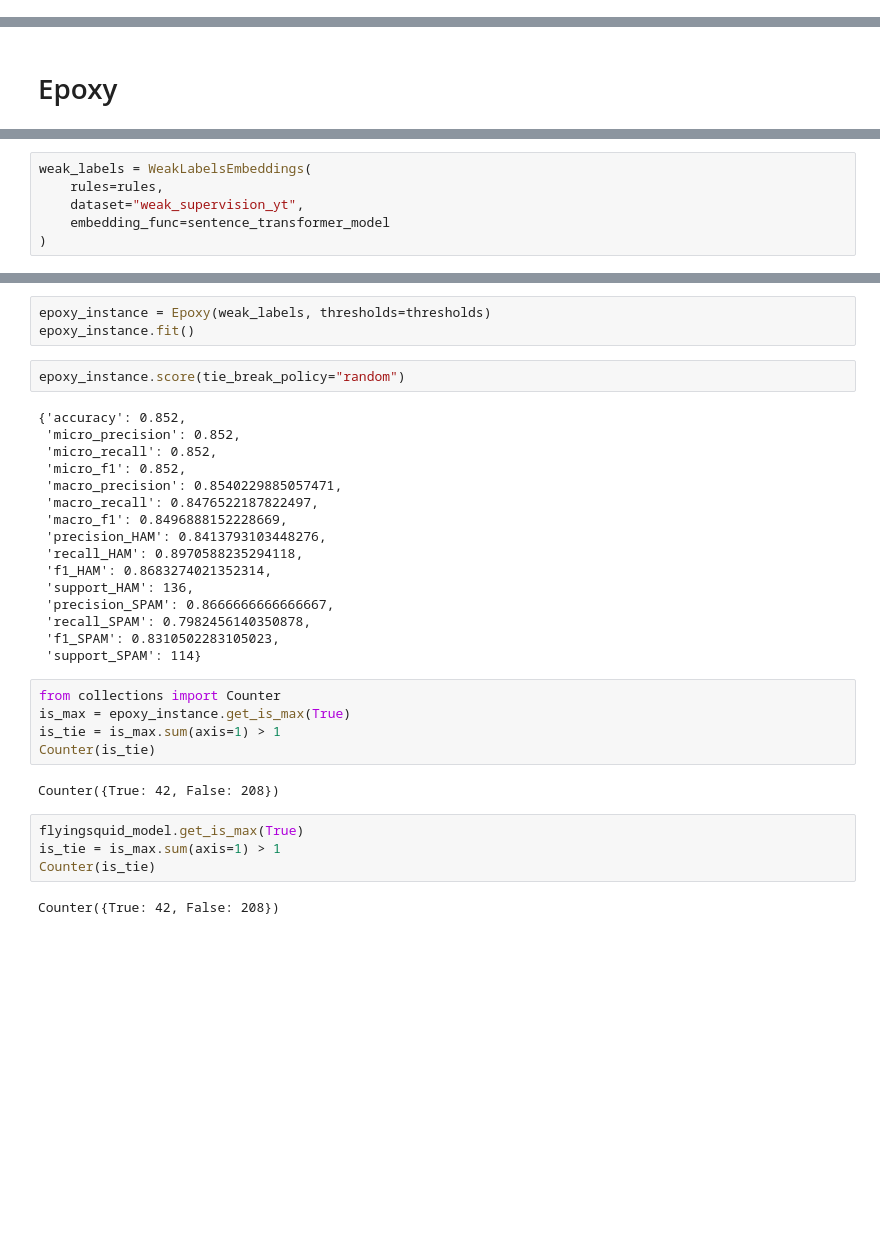
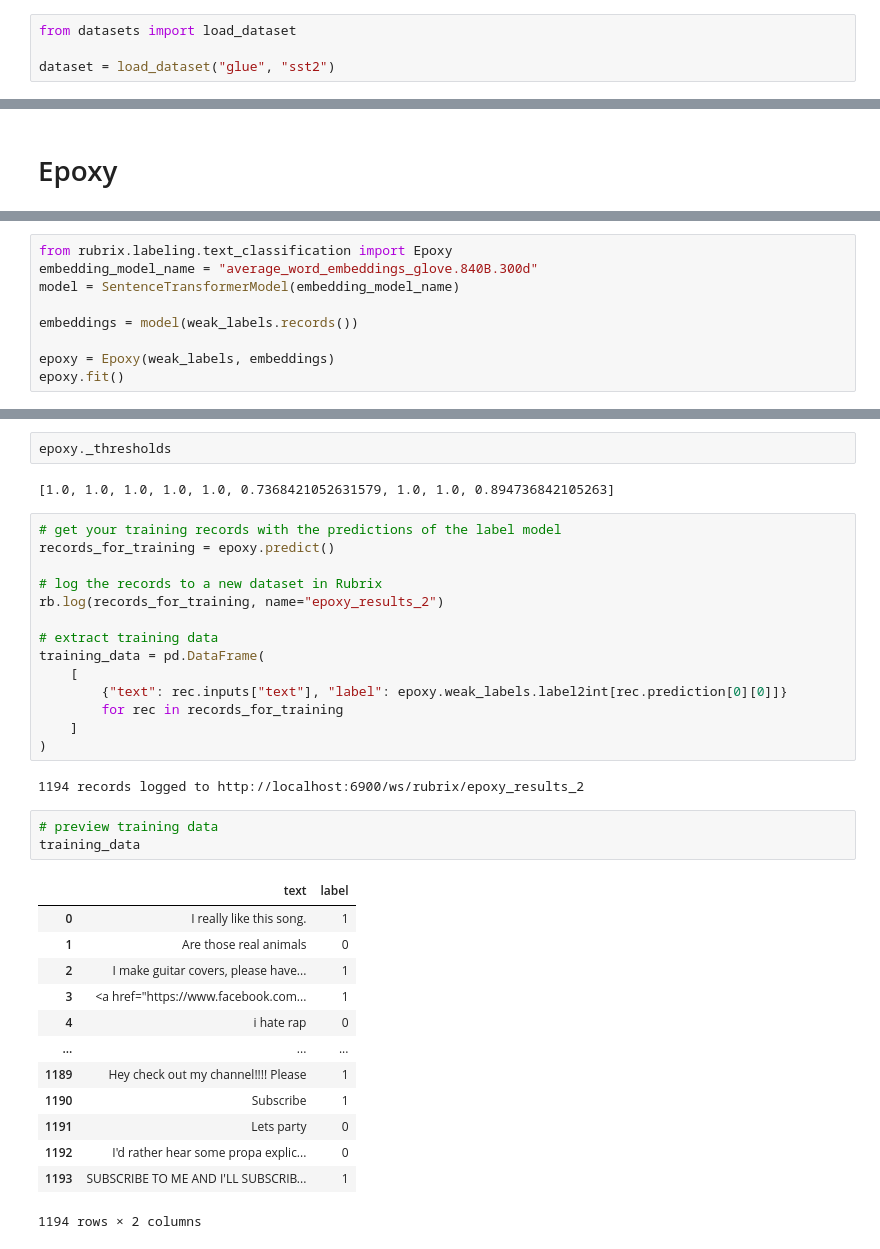
Before and after one commit to argilla-io/argilla, a Jupyter notebook: docs/tutorials/epoxy.ipynb, the cells around one changed output, grey strips where cells are left out. Cells and saved outputs as stored; diff of their text form; blank space fills up the shorter version.

Commit message:
refactor: transition tutorial to glue sst-2

```diff
--- a/docs/tutorials/epoxy.ipynb
+++ b/docs/tutorials/epoxy.ipynb
@@ -6,0 +5,4 @@ from rubrix.labeling.text_classification.weak_labels import WeakLabelsEmbeddings
+# %%
+from datasets import load_dataset
+
+dataset = load_dataset("glue", "sst2")
@@ -196,6 +192,9 @@ sentence_transformer_model = SentenceTransformerModel('average_word_embeddings_g
 # %%
-weak_labels = WeakLabelsEmbeddings(
-    rules=rules,
-    dataset="weak_supervision_yt",
-    embedding_func=sentence_transformer_model
-)
+from rubrix.labeling.text_classification import Epoxy
+embedding_model_name = "average_word_embeddings_glove.840B.300d"
+model = SentenceTransformerModel(embedding_model_name)
+
+embeddings = model(weak_labels.records())
+
+epoxy = Epoxy(weak_labels, embeddings)
+epoxy.fit()
@@ -209,34 +201,37 @@ thresholds
-# %%
-epoxy_instance = Epoxy(weak_labels, thresholds=thresholds)
-epoxy_instance.fit()
-# %%
-epoxy_instance.score(tie_break_policy="random")
-# %% [output]
-{'accuracy': 0.852,
- 'micro_precision': 0.852,
- 'micro_recall': 0.852,
- 'micro_f1': 0.852,
- 'macro_precision': 0.8540229885057471,
- 'macro_recall': 0.8476522187822497,
- 'macro_f1': 0.8496888152228669,
- 'precision_HAM': 0.8413793103448276,
- 'recall_HAM': 0.8970588235294118,
- 'f1_HAM': 0.8683274021352314,
- 'support_HAM': 136,
- 'precision_SPAM': 0.8666666666666667,
- 'recall_SPAM': 0.7982456140350878,
- 'f1_SPAM': 0.8310502283105023,
- 'support_SPAM': 114}
 # %%
-from collections import Counter
-is_max = epoxy_instance.get_is_max(True)
-is_tie = is_max.sum(axis=1) > 1
-Counter(is_tie)
+epoxy._thresholds
 # %% [output]
-Counter({True: 42, False: 208})
+[1.0, 1.0, 1.0, 1.0, 1.0, 0.7368421052631579, 1.0, 1.0, 0.894736842105263]
 # %%
-flyingsquid_model.get_is_max(True)
-is_tie = is_max.sum(axis=1) > 1
-Counter(is_tie)
+# get your training records with the predictions of the label model
+records_for_training = epoxy.predict()
+
+# log the records to a new dataset in Rubrix
+rb.log(records_for_training, name="epoxy_results_2")
+
+# extract training data
+training_data = pd.DataFrame(
+    [
+        {"text": rec.inputs["text"], "label": epoxy.weak_labels.label2int[rec.prediction[0][0]]}
+        for rec in records_for_training
+    ]
+)
 # %% [output]
-Counter({True: 42, False: 208})
+1194 records logged to http://localhost:6900/ws/rubrix/epoxy_results_2
+# %%
+# preview training data
+training_data
+# %% [output]
+|  | text | label |
+| 0 | I really like this song.﻿ | 1 |
+| 1 | Are those real animals﻿ | 0 |
+| 2 | I make guitar covers, please have... | 1 |
+| 3 | <a href="https://www.facebook.com... | 1 |
+| 4 | i hate rap﻿ | 0 |
+| ... | ... | ... |
+| 1189 | Hey check out my channel!!!! Please | 1 |
+| 1190 | Subscribe﻿ | 1 |
+| 1191 | Lets party﻿ | 0 |
+| 1192 | I'd rather hear some propa explic... | 0 |
+| 1193 | SUBSCRIBE TO ME AND I'LL SUBSCRIB... | 1 |
+1194 rows × 2 columns
```
Also changed, not shown: parts of 13 cells of this notebook, 1 other file.
